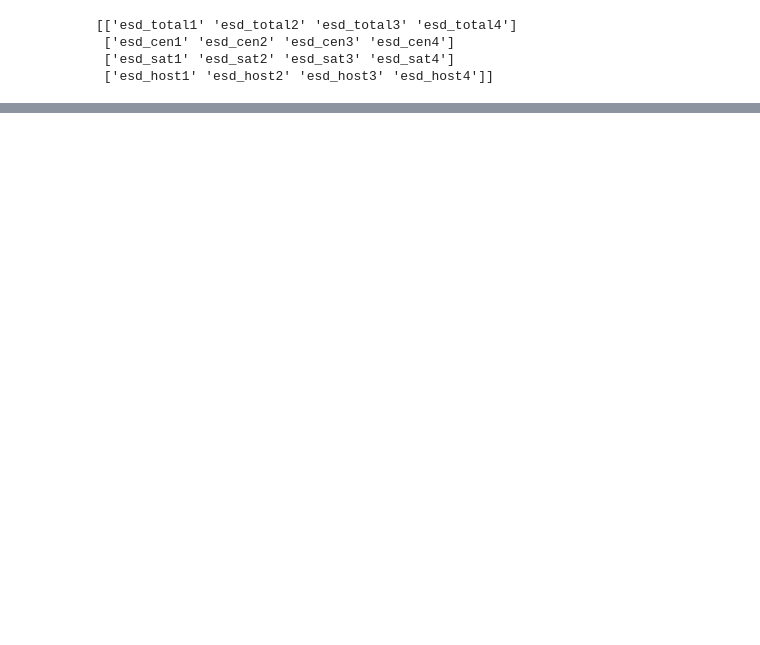
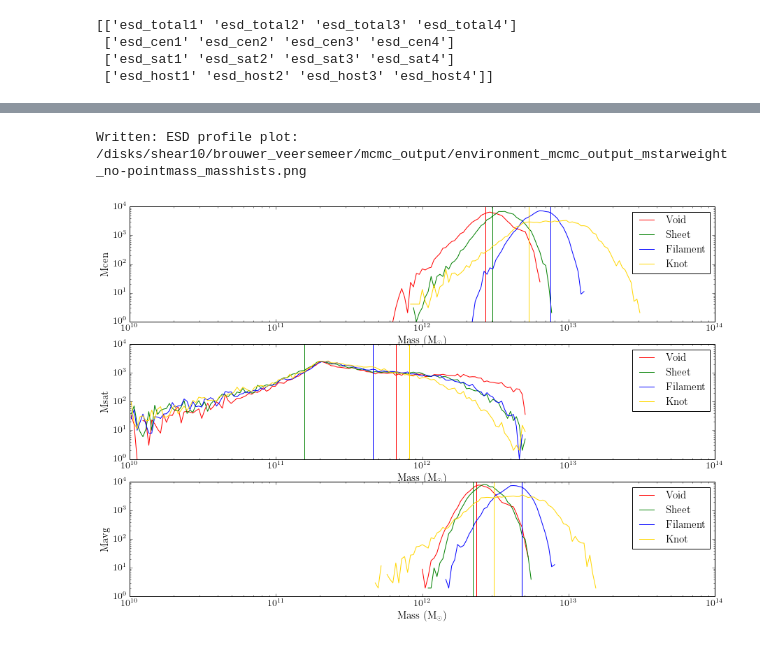
Before and after one commit to samtaziaux/KiDS-Sam_master, a Jupyter notebook: brouwer/environment_project/plot_mcmc.ipynb, the cells around one changed output, grey strips where cells are left out. Cells and saved outputs as stored; diff of their text form; code cells hidden in the pictures; blank space fills up the shorter version.

```diff
--- a/brouwer/environment_project/plot_mcmc.ipynb
+++ b/brouwer/environment_project/plot_mcmc.ipynb
@@ -238,3 +249,52 @@ Written: ESD profile plot: /disks/shear10/brouwer_veersemeer/mcmc_output/environ
+# %%
+nbins = 2e2
+
+histmin = 1e10
+histmax = 1e14
+histbins = np.logspace(np.log10(histmin), np.log10(histmax), nbins)
+histbins = np.append(histbins, histmax)
+histcens = [(histbins[i]+histbins[i+1])/2 for i in xrange(len(histbins)-1)]
+
+plt.figure(1, figsize=(15, 10), dpi=80)
+
+xlabel = r' Mass (M$_{\odot}$)'
+
+Nrows = len(massnames)
+Ncolumns = 1
+
+for m in xrange(len(massnames)):
+
+    plt.figure(1, figsize=(18, 13))
+    Nsubplot = 100*Nrows+10*Ncolumns+(m+1)
+    plt.subplot(Nsubplot)
+
+    for e in xrange(len(envnames)):
+
+        obsname = masses[m, e]
+        median = masses_med[m, e]
+        obslist = (mcmc[obsname])
+
+        hist, histbins = np.histogram(obslist, histbins)
+
+        plt.plot(histcens, hist, color=envcolors[e], label=envnames[e])
+        plt.axvline(x = masses_med[m, e], color=envcolors[e])
+
+        plt.legend(fontsize=15)
+
+        plt.xlabel(r'%s'%xlabel,fontsize=15)
+        plt.ylabel(r'%s'%massnames[m],fontsize=15)
+        plt.tick_params(axis='both', which='major', labelsize=14)
+
+        plt.xscale('log')
+        plt.yscale('log')
+
+plotname = '%s_masshists.png'%filename
+
+plt.savefig(plotname, format='png')
+print 'Written: ESD profile plot:', plotname
+# %% [output]
+Written: ESD profile plot: /disks/shear10/brouwer_veersemeer/mcmc_output/environment_mcmc_output_mstarweight_no-pointmass_masshists.png
+[figure, added]
 # %%
 
 # A few tests
```
Also changed, not shown: parts of 10 cells of this notebook, 17 other files.
